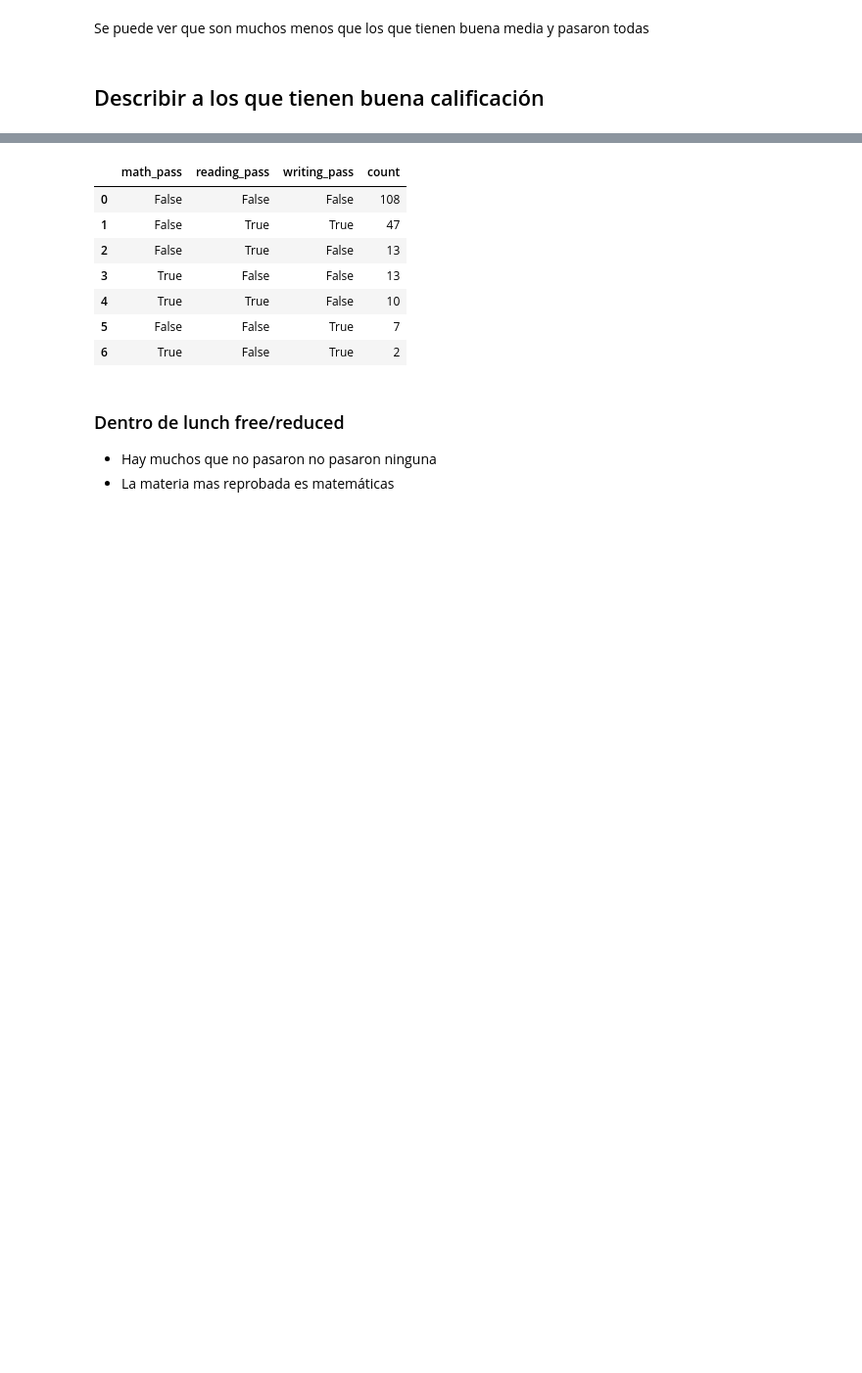
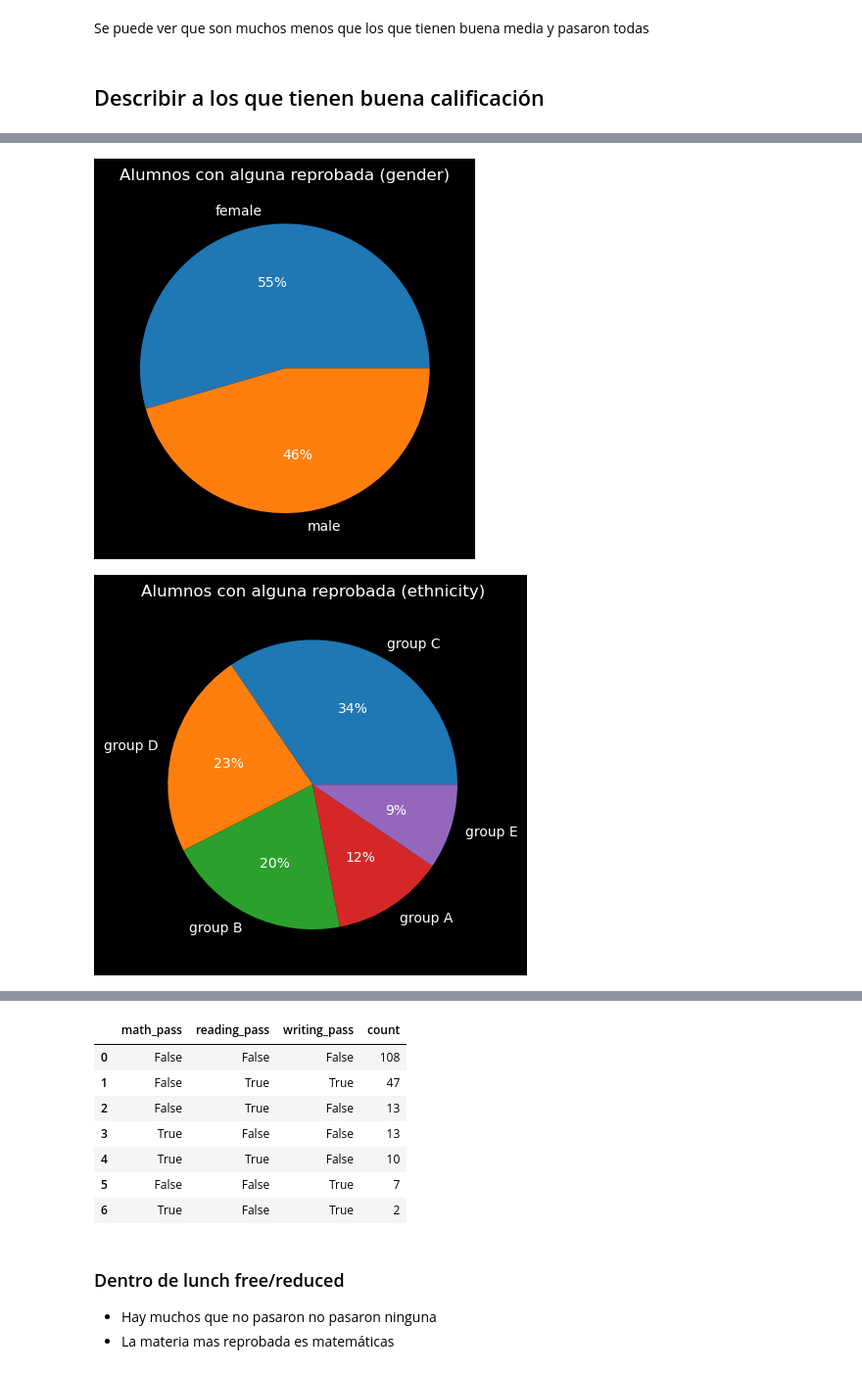
Before and after one commit to MarioChvx/ciencia_de_datos_PAMBAZO, a Jupyter notebook: proyectos/unidad1/proyecto_eda/nueva_expo.ipynb, the cells around one changed output, grey strips where cells are left out. Shown at 98% size. Drawn from its saved outputs; the diff is of its cells as text; code cells hidden in the pictures; blank space fills up the shorter version.

```diff
--- a/proyectos/unidad1/proyecto_eda/nueva_expo.ipynb
+++ b/proyectos/unidad1/proyecto_eda/nueva_expo.ipynb
@@ -211,3 +213,8 @@ df_free_bad = (
     .assign(writing_pass = lambda df: df.writing_score >= 60)
     .assign(mean_pass = lambda df: df.mean_score >= 60)
 )
+# %%
+pandas_pie(df_free_bad, 'Alumnos con alguna reprobada')
+# %% [output]
+[figure, added]
+[figure, added]
```
Also changed, not shown: parts of 11 cells of this notebook.
